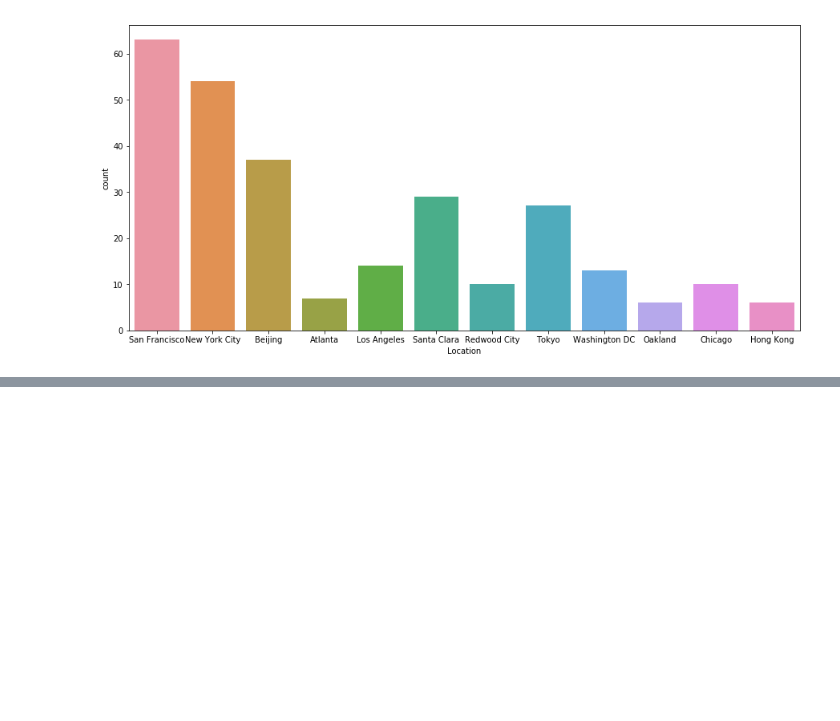
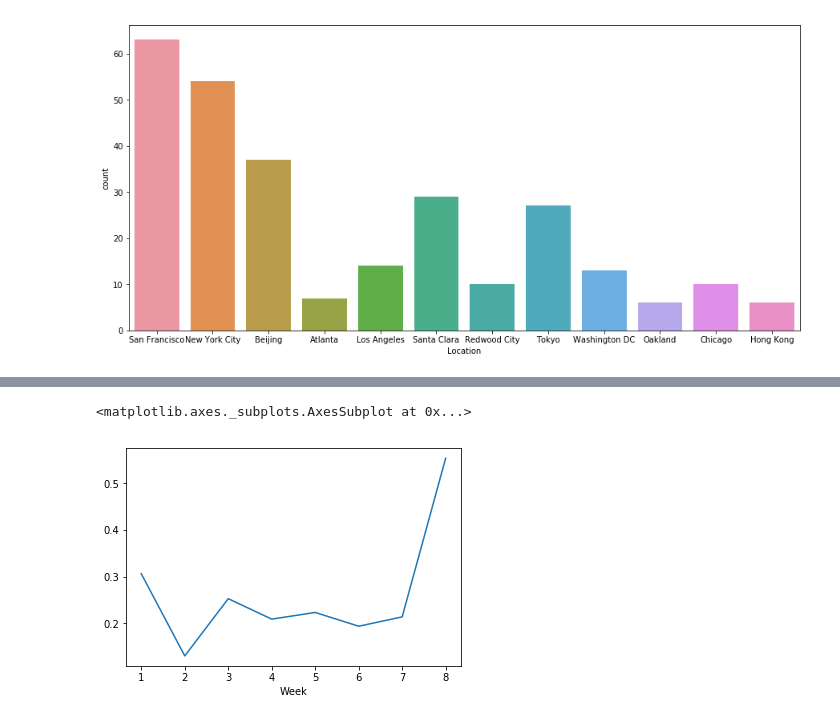
Before and after one commit to mikinomura/DS-1.1-Data-Analysis, a Jupyter notebook: MyWorks/Summer-Academy-NPS-Project.ipynb, the cells around one changed output, grey strips where cells are left out. Saved outputs shown, nothing was run; the diff lists cells and outputs as text; code cells hidden in the pictures; blank space fills up the shorter version.

```diff
--- a/MyWorks/Summer-Academy-NPS-Project.ipynb
+++ b/MyWorks/Summer-Academy-NPS-Project.ipynb
@@ -270,0 +323,5 @@ sb.countplot(x="Location", data=df_2017[df_2017["Week"] == "Week 1"], ax=ax)
+# %%
+df_2016_weeks.apply(lambda x: calcNPS(x)).plot()
+# %% [output]
+<matplotlib.axes._subplots.AxesSubplot at 0x...>
+[figure, added]
```
Also changed, not shown: parts of 27 cells of this notebook.
